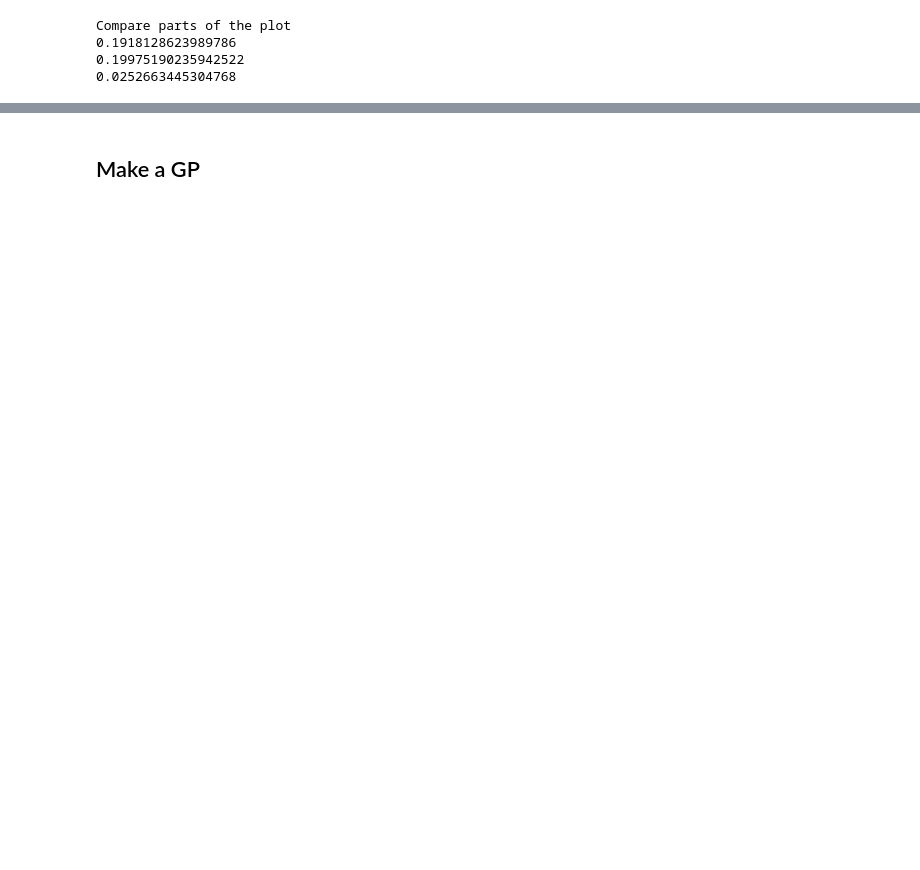
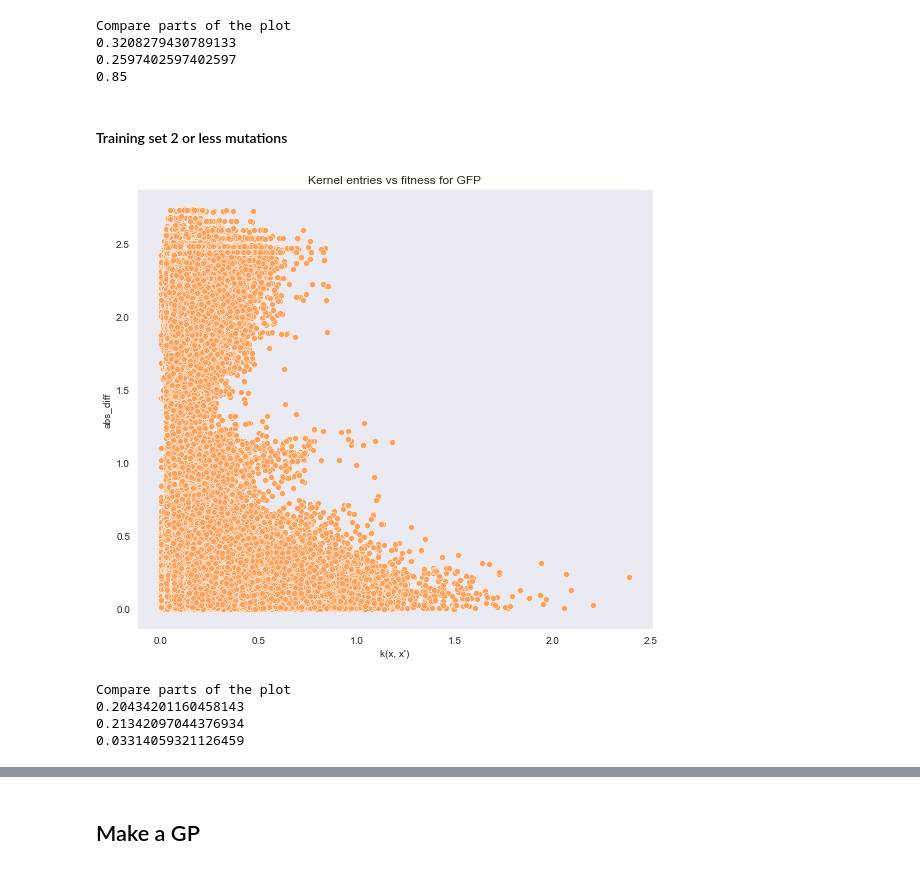
Before and after one commit to petergroth/kermut, a Jupyter notebook: exploration/gp_exploration.ipynb, the cells around one changed output, grey strips where cells are left out. Drawn from its saved outputs; the diff is of its cells as text; code cells hidden in the pictures; blank space fills up the shorter version.

```diff
--- a/exploration/gp_exploration.ipynb
+++ b/exploration/gp_exploration.ipynb
@@ -240,11 +246,42 @@ plt.show()
 # %%
 print("Compare parts of the plot")
-df_kernel = pd.DataFrame({"y": y.flatten(), "kernel": kernel_samples.flatten()})
+df_kernel = pd.DataFrame({"y": y_vals.flatten(), "kernel": kernel_samples.flatten()})
 print(df_kernel[df_kernel.y.gt(2)].shape[0] / df_kernel[df_kernel.y.lt(0.5)].shape[0])
 print(df_kernel[df_kernel.y.gt(2) & df_kernel.kernel.lt(0.4)].shape[0] / df_kernel[df_kernel.y.lt(0.5) & df_kernel.kernel.lt(0.4)].shape[0])
 print(df_kernel[df_kernel.y.gt(2) & df_kernel.kernel.gt(0.4)].shape[0] / df_kernel[df_kernel.y.lt(0.5) & df_kernel.kernel.gt(0.4)].shape[0])
 # %% [output]
 Compare parts of the plot
-0.1918128623989786
-0.19975190235942522
-0.0252663445304768
+0.3208279430789133
+0.2597402597402597
+0.85
+# %% [markdown]
+#### Training set 2 or less mutations
+# %%
+how = "abs_diff"
+kernel_samples = out.detach().numpy()
+y_vals = get_fitness_matrix(df_train[df_train.n_muts.le(2)], how=how)
+tril_mask = np.tril_indices_from(y_vals, k=-1)
+y_vals = y_vals[tril_mask]
+kernel_samples = kernel_samples[tril_mask]
+
+sns.set_style("dark")
+fig, ax = plt.subplots(figsize=(8, 7))
+sns.scatterplot(x=kernel_samples.flatten(), y=y_vals.flatten(), color=COLORS[4], ax=ax)
+ax.set_ylabel(f"{how}")
+ax.set_xlabel("k(x, x')")
+plt.title(f"Kernel entries vs fitness for {dataset}")
+plt.tight_layout()
+# plt.savefig(f"figures/{dataset}_fitness_vs_kernel_scatter_Hellinger.png")
+plt.show()
+
+print("Compare parts of the plot")
+df_kernel = pd.DataFrame({"y": y_vals.flatten(), "kernel": kernel_samples.flatten()})
+print(df_kernel[df_kernel.y.gt(2)].shape[0] / df_kernel[df_kernel.y.lt(0.5)].shape[0])
+print(df_kernel[df_kernel.y.gt(2) & df_kernel.kernel.lt(0.4)].shape[0] / df_kernel[df_kernel.y.lt(0.5) & df_kernel.kernel.lt(0.4)].shape[0])
+print(df_kernel[df_kernel.y.gt(2) & df_kernel.kernel.gt(0.4)].shape[0] / df_kernel[df_kernel.y.lt(0.5) & df_kernel.kernel.gt(0.4)].shape[0])
+# %% [output]
+[figure, added]
+Compare parts of the plot
+0.20434201160458143
+0.21342097044376934
+0.03314059321126459
```
Also changed, not shown: parts of 39 cells of this notebook, 1 other file.
